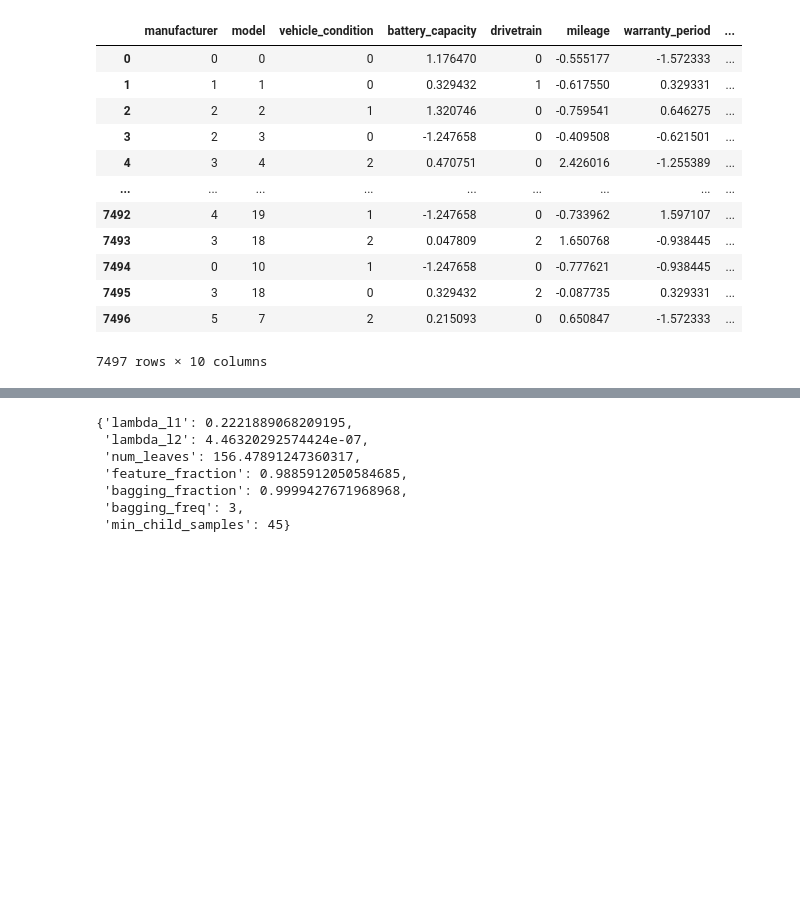
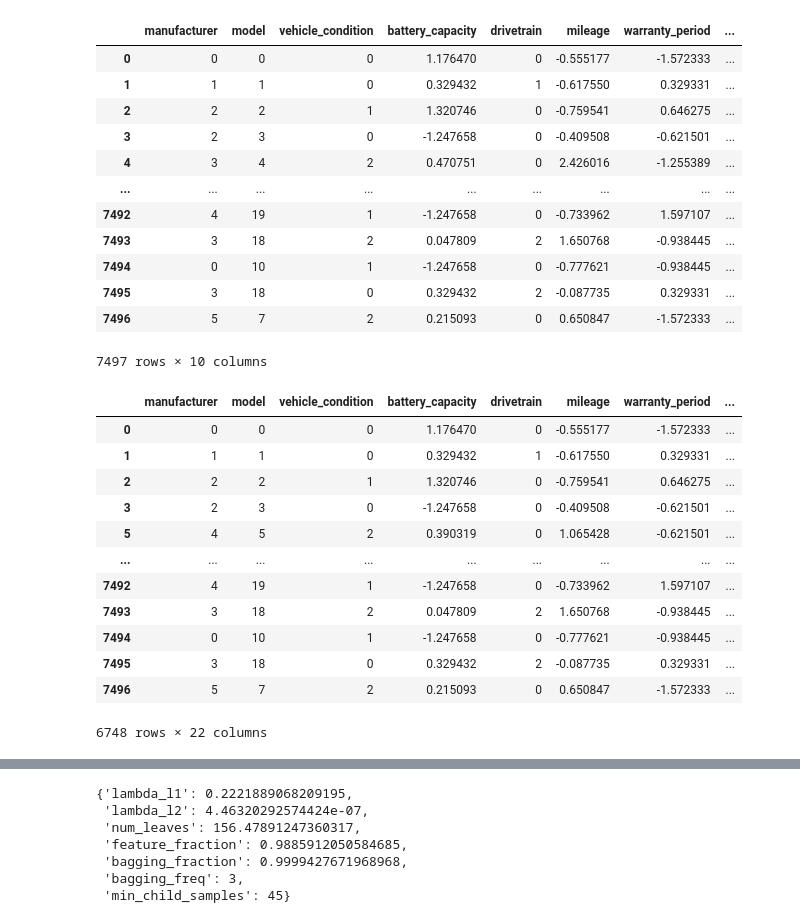
Before and after one commit to pakchu/ev-price-prediction, a Jupyter notebook: te.ipynb, the cells around one changed output, grey strips where cells are left out. Saved outputs shown, nothing was run; the diff lists cells and outputs as text; code cells hidden in the pictures; blank space fills up the shorter version.

```diff
--- a/te.ipynb
+++ b/te.ipynb
@@ -288,8 +256,9 @@ def count_encoding(_X: pd.DataFrame, col):
 _train, _valid = train_test_split(train, test_size=0.2, random_state=SEED)
 # model = RandomForestRegressor(random_state=SEED)
 # model = CatBoostRegressor(verbose=0, random_state=SEED)
-model = LGBMRegressor(random_state=SEED, verbose=0)
+# model = LGBMRegressor(random_state=SEED, verbose=0)
+model = XGBRegressor(random_state=SEED, verbosity=0)
 model.fit(_train.drop(columns=['y']), _train.y)
-default = root_mean_squared_error(inverse_y(_valid.y), inverse_y(model.predict(_valid.drop(columns=['y']))))
+default = root_mean_squared_error((_valid.y), (model.predict(_valid.drop(columns=['y']))))
 print(default)
 # %% [output]
@@ -315,5 +270,3 @@ def try_encoding_combination(train, valid, col, target="y", kfold=5, smooth=20,
-# %%
-lists = []
 # %%
 for _ in range(100_000_000):
     _train, _valid = train_test_split(train, test_size=0.2, random_state=SEED)
@@ -344,7 +297,7 @@ for _ in range(100_000_000):
     CHECKED.add(tuple(c))
     model = LGBMRegressor(verbose=0)
     model.fit(_train.drop(columns=['y']), _train.y, eval_set=(_valid.drop(columns=['y']), _valid.y))
-    new = root_mean_squared_error(inverse_y(_valid.y), inverse_y(model.predict(_valid.drop(columns=['y']))))
+    new = root_mean_squared_error((_valid.y), (model.predict(_valid.drop(columns=['y']))))
 
     if new < best:
         best = new
@@ -394,9 +336,11 @@ for _ in range(100_000_000):
             __train = count_encoding(_train, c)
             __valid = count_encoding(_valid, c)
         CHECKED.add(tuple(c))
-
-        model.fit(__train.drop(columns=['y']), __train.y, eval_set=(__valid.drop(columns=['y']), __valid.y), use_best_model=True, verbose=0)
-        new += root_mean_squared_error(inverse_y(__valid.y), inverse_y(model.predict(__valid.drop(columns=['y']))))
+        model = XGBRegressor()
+        model.fit(__train.drop(columns=['y']), __train.y,
+                #   eval_set=((__valid.drop(columns=['y']).values, __valid.y.values)),
+                  verbose=0)
+        new += root_mean_squared_error(__valid.y, model.predict(__valid.drop(columns=['y'])))
     new /= FOLD
 
 
@@ -448,3 +388,19 @@ train
 | 7495 | 3 | 18 | 0 | 0.329432 | 2 | -0.087735 | 0.329331 | ... |
 | 7496 | 5 | 7 | 2 | 0.215093 | 0 | 0.650847 | -1.572333 | ... |
 7497 rows × 10 columns
+# %%
+_train
+# %% [output]
+|  | manufacturer | model | vehicle_condition | battery_capacity | drivetrain | mileage | warranty_period | ... |
+| 0 | 0 | 0 | 0 | 1.176470 | 0 | -0.555177 | -1.572333 | ... |
+| 1 | 1 | 1 | 0 | 0.329432 | 1 | -0.617550 | 0.329331 | ... |
+| 2 | 2 | 2 | 1 | 1.320746 | 0 | -0.759541 | 0.646275 | ... |
+| 3 | 2 | 3 | 0 | -1.247658 | 0 | -0.409508 | -0.621501 | ... |
+| 5 | 4 | 5 | 2 | 0.390319 | 0 | 1.065428 | -0.621501 | ... |
+| ... | ... | ... | ... | ... | ... | ... | ... | ... |
+| 7492 | 4 | 19 | 1 | -1.247658 | 0 | -0.733962 | 1.597107 | ... |
+| 7493 | 3 | 18 | 2 | 0.047809 | 2 | 1.650768 | -0.938445 | ... |
+| 7494 | 0 | 10 | 1 | -1.247658 | 0 | -0.777621 | -0.938445 | ... |
+| 7495 | 3 | 18 | 0 | 0.329432 | 2 | -0.087735 | 0.329331 | ... |
+| 7496 | 5 | 7 | 2 | 0.215093 | 0 | 0.650847 | -1.572333 | ... |
+6748 rows × 22 columns
```
Also changed, not shown: parts of 13 cells of this notebook, 6 other files.
